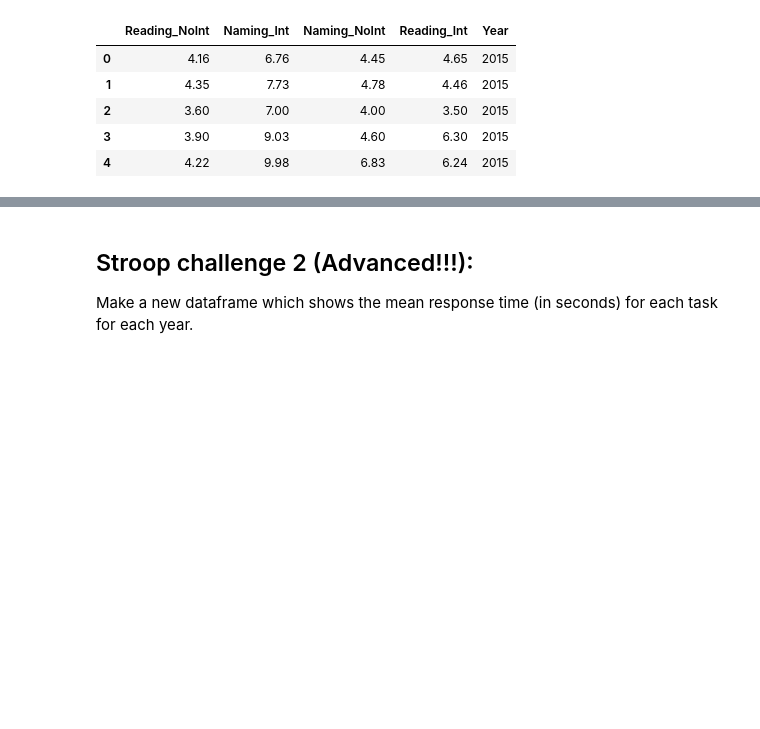
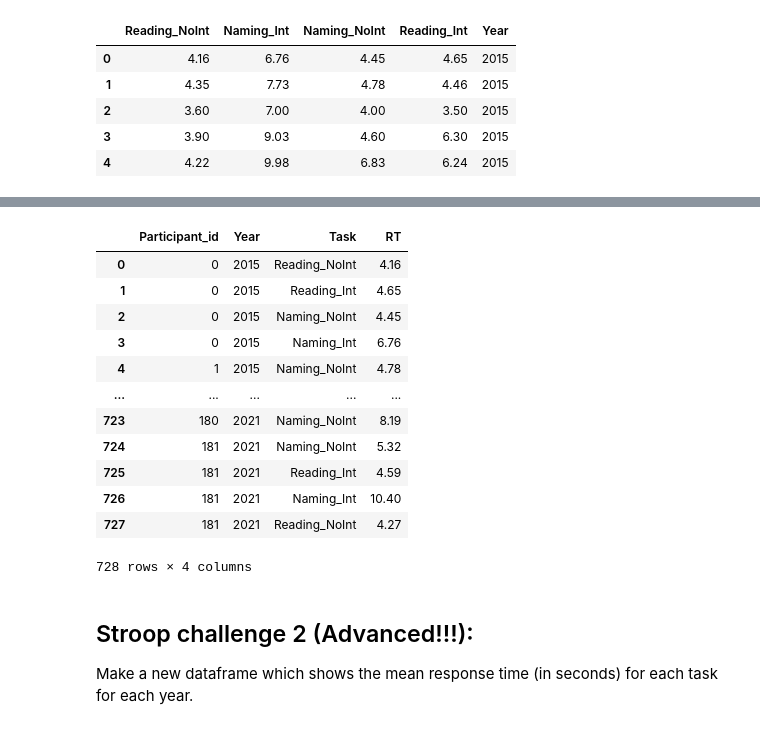
Before and after one commit to KristianeWarncke/Cultural_DataScience, a Jupyter notebook: fun_with_pandas.ipynb, the cells around one changed output, grey strips where cells are left out. Drawn from its saved outputs; the diff is of its cells as text; code cells hidden in the pictures; blank space fills up the shorter version.

```diff
--- a/fun_with_pandas.ipynb
+++ b/fun_with_pandas.ipynb
@@ -395,3 +431,33 @@ df
+# %%
+#using another method, so that each task has a seperate row
+#could maybe have been done easier?
+df_long2 = pd.melt(df, id_vars=[ 'Participant_id', 'Year'])
+
+#sorting by participant_id to gather the information about each participant
+df_long2 = df_long2.sort_values(by = "Participant_id").reset_index()
+
+#Renaming the columns
+df_long2['Task'] = df_long2['variable']
+df_long2['RT'] = df_long2['value']
+
+#deleting old index, variable and value columns
+df_long2.drop(['index', 'variable', 'value'], axis=1, inplace=True)
+
+df_long2
+# %% [output]
+|  | Participant_id | Year | Task | RT |
+| 0 | 0 | 2015 | Reading_NoInt | 4.16 |
+| 1 | 0 | 2015 | Reading_Int | 4.65 |
+| 2 | 0 | 2015 | Naming_NoInt | 4.45 |
+| 3 | 0 | 2015 | Naming_Int | 6.76 |
+| 4 | 1 | 2015 | Naming_NoInt | 4.78 |
+| ... | ... | ... | ... | ... |
+| 723 | 180 | 2021 | Naming_NoInt | 8.19 |
+| 724 | 181 | 2021 | Naming_NoInt | 5.32 |
+| 725 | 181 | 2021 | Reading_Int | 4.59 |
+| 726 | 181 | 2021 | Naming_Int | 10.40 |
+| 727 | 181 | 2021 | Reading_NoInt | 4.27 |
+728 rows × 4 columns
 # %% [markdown]
 ## Stroop challenge 2 (Advanced!!!):
 
```
Also changed, not shown: parts of 3 cells of this notebook.
